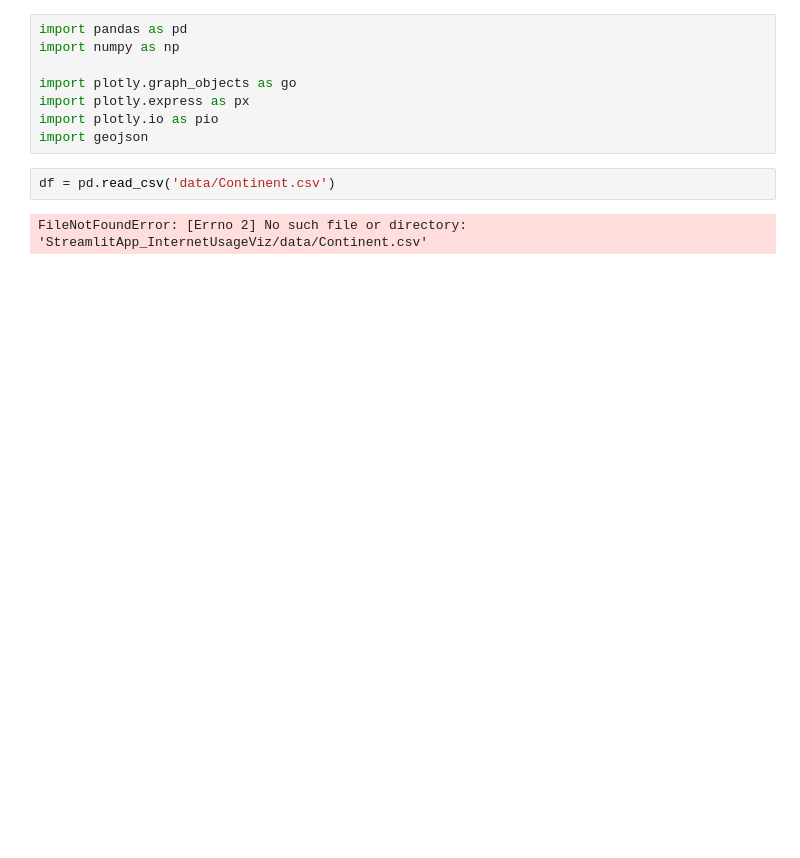
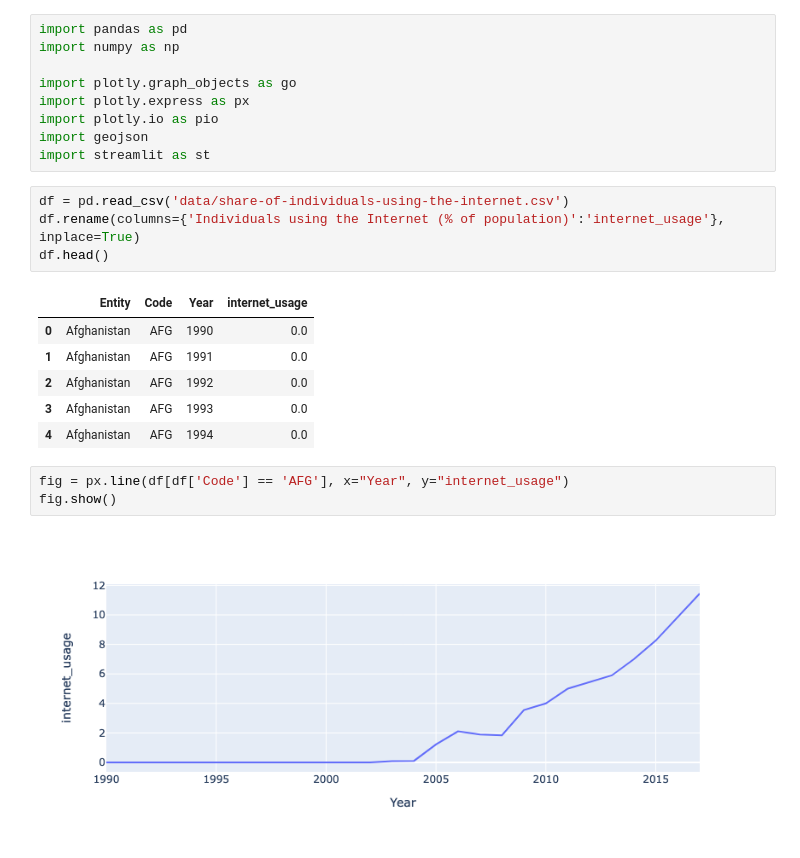
Before and after one commit to Micha-JS/StreamlitApp_InternetUsageViz, a Jupyter notebook: EDA_InternetUsage.ipynb, the cells around one changed output. Saved outputs shown, nothing was run; the diff lists cells and outputs as text; blank space fills up the shorter version.

Commit message:
Update the graphs

```diff
--- a/EDA_InternetUsage.ipynb
+++ b/EDA_InternetUsage.ipynb
@@ -6,7 +6,20 @@ import plotly.graph_objects as go
 import plotly.express as px
 import plotly.io as pio
 import geojson
+import streamlit as st
 # %%
-df = pd.read_csv('data/Continent.csv')
+df = pd.read_csv('data/share-of-individuals-using-the-internet.csv')
+df.rename(columns={'Individuals using the Internet (% of population)':'internet_usage'}, inplace=True)
+df.head()
 # %% [output]
-FileNotFoundError: [Errno 2] No such file or directory: 'StreamlitApp_InternetUsageViz/data/Continent.csv'
+|  | Entity | Code | Year | internet_usage |
+| 0 | Afghanistan | AFG | 1990 | 0.0 |
+| 1 | Afghanistan | AFG | 1991 | 0.0 |
+| 2 | Afghanistan | AFG | 1992 | 0.0 |
+| 3 | Afghanistan | AFG | 1993 | 0.0 |
+| 4 | Afghanistan | AFG | 1994 | 0.0 |
+# %%
+fig = px.line(df[df['Code'] == 'AFG'], x="Year", y="internet_usage")
+fig.show()
+# %% [output]
+[figure, added]
```
Also changed, not shown: parts of 6 cells of this notebook, 2 other files.
